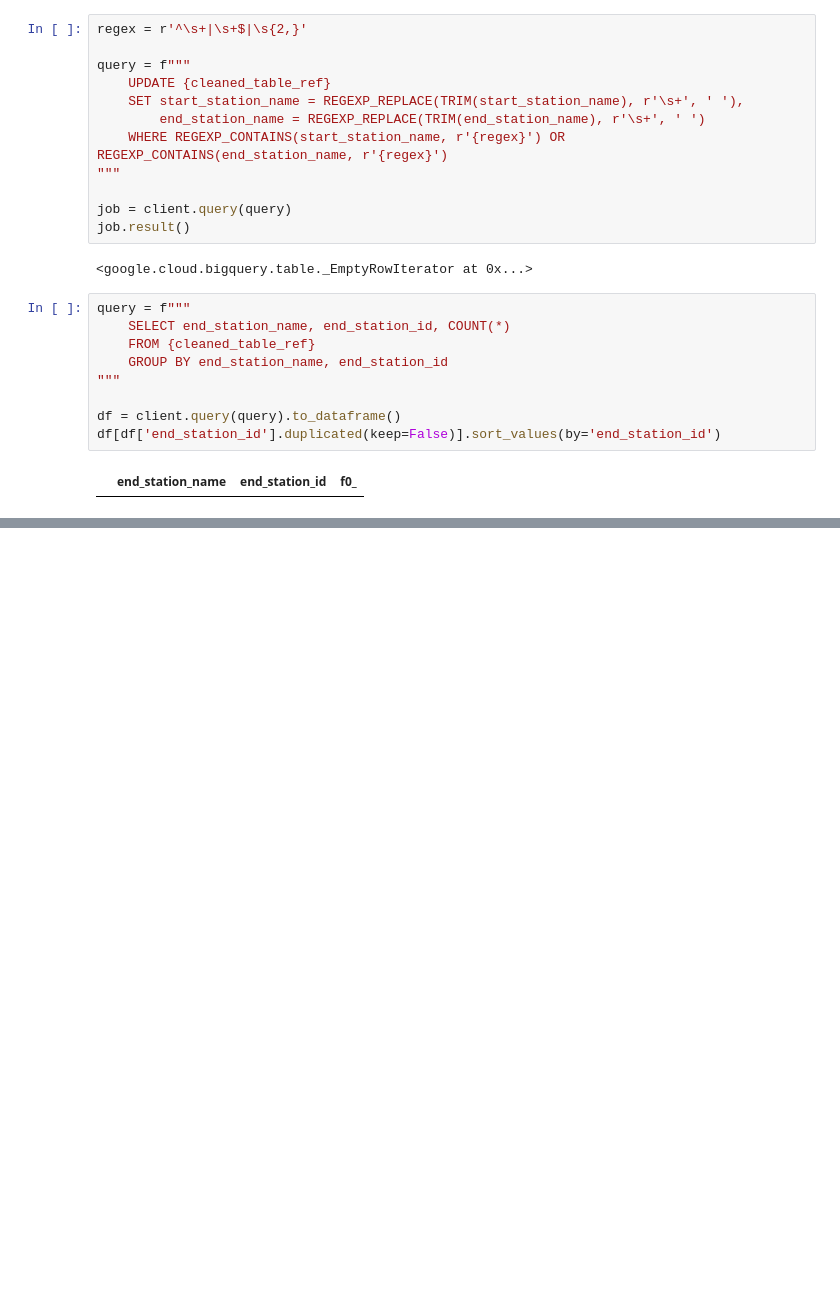
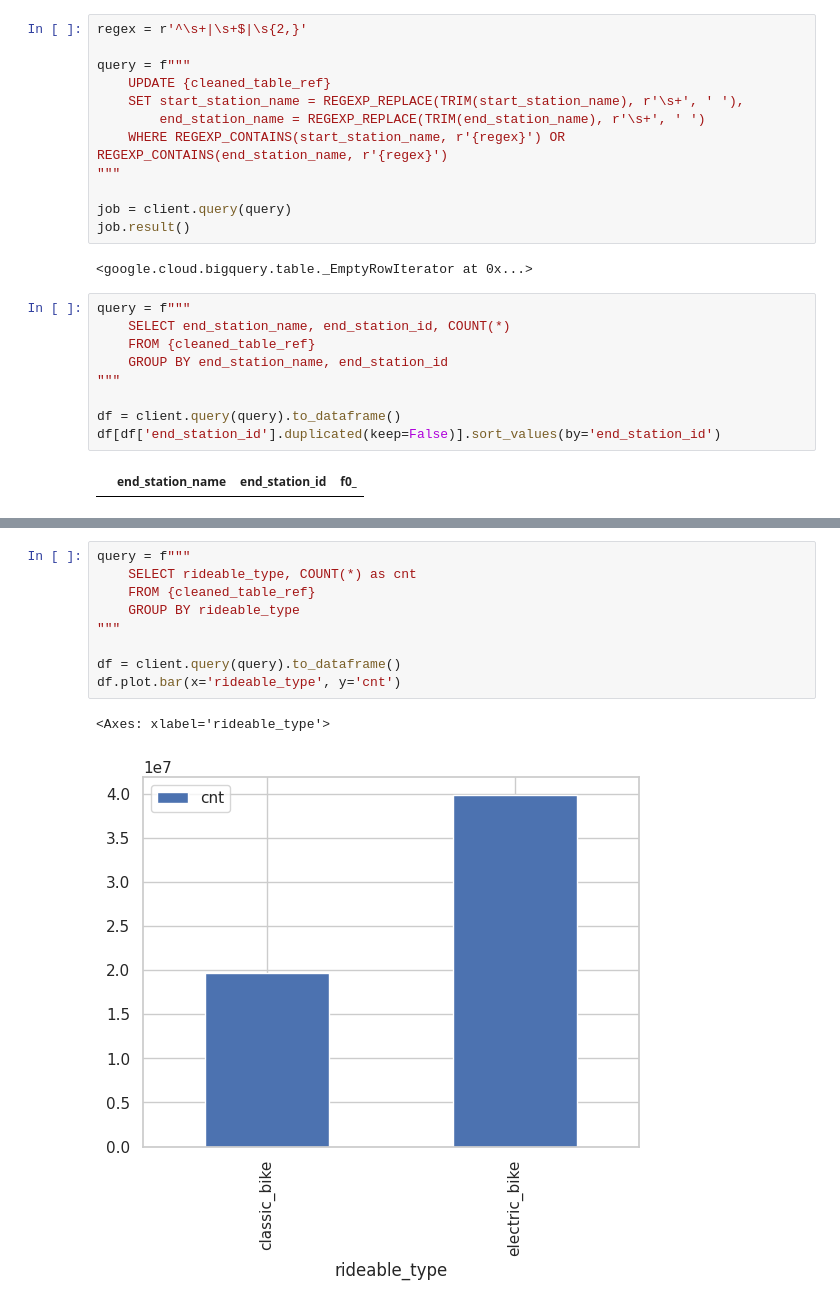
Before and after one commit to olshevskaa/citibike-nyc, a Jupyter notebook: notebooks/citibike.ipynb, the cells around one changed output, grey strips where cells are left out. Cells and saved outputs as stored; diff of their text form; blank space fills up the shorter version.

```diff
--- a/notebooks/citibike.ipynb
+++ b/notebooks/citibike.ipynb
@@ -481,0 +623,12 @@ df[df['end_station_id'].duplicated(keep=False)].sort_values(by='end_station_id')
+# %%
+query = f"""
+    SELECT rideable_type, COUNT(*) as cnt
+    FROM {cleaned_table_ref}
+    GROUP BY rideable_type
+"""
+
+df = client.query(query).to_dataframe()
+df.plot.bar(x='rideable_type', y='cnt')
+# %% [output]
+<Axes: xlabel='rideable_type'>
+[figure, added]
```
Also changed, not shown: parts of 23 cells of this notebook.
